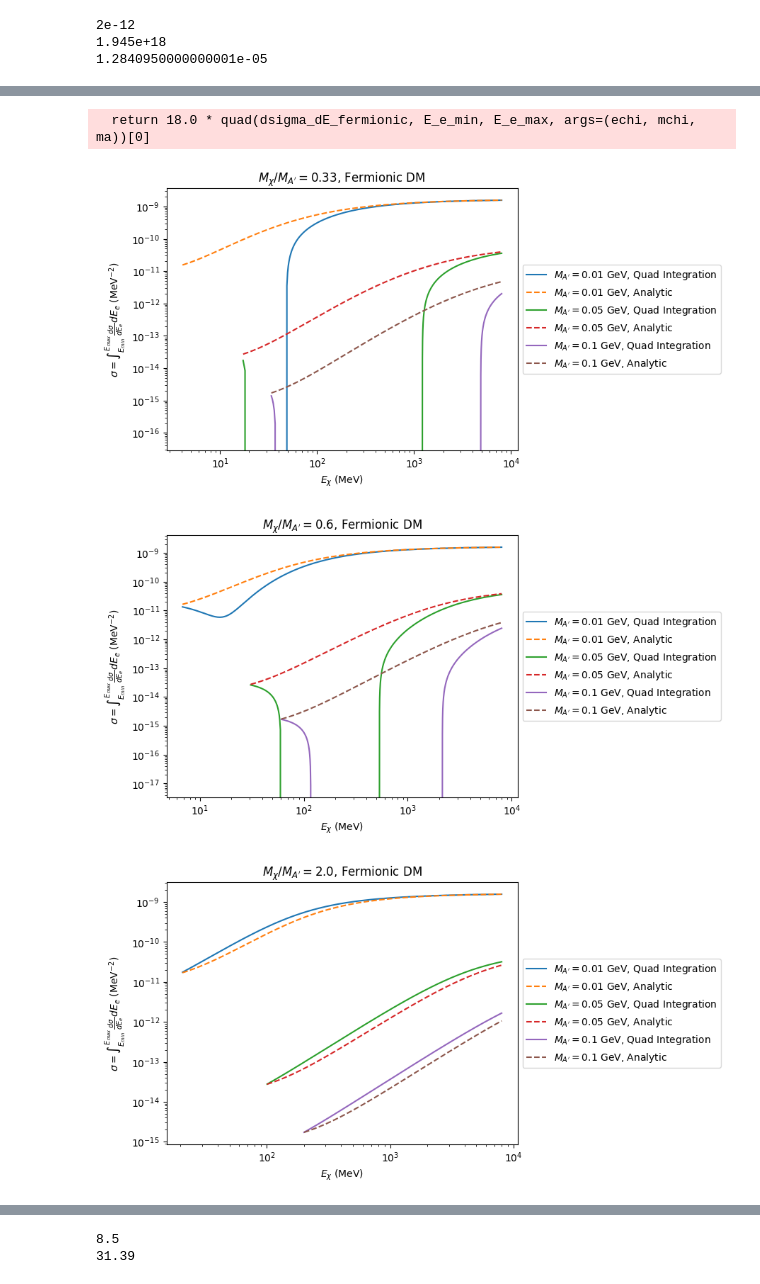
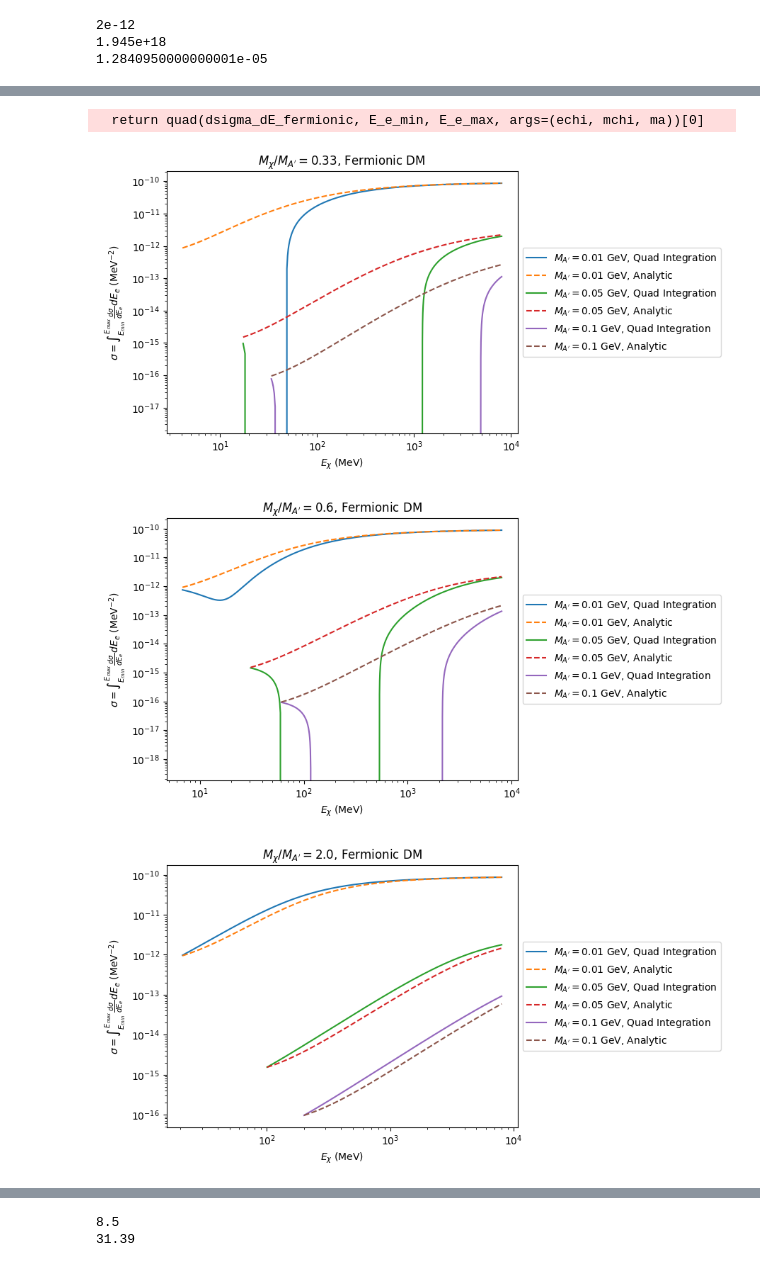
Before and after one commit to amh-137/DarkElectronScatter, a Jupyter notebook: notebooks/BdNMC_distributions.ipynb, the cells around one changed output, grey strips where cells are left out. Saved outputs shown, nothing was run; the diff lists cells and outputs as text; code cells hidden in the pictures.

```diff
--- a/notebooks/BdNMC_distributions.ipynb
+++ b/notebooks/BdNMC_distributions.ipynb
@@ -97,8 +97,8 @@ def sigma_fermionic(Ee, EDM, MDM, MDP):
     t2 = ( (MDP*MDP*MDP*MDP)+ (8.*EDM*EDM*Me*Me) + (2.*MDP*MDP*((2.*EDM*Me) + (Me*Me) + (MDM*MDM))) ) / ((MDP*MDP) + (2. * (Ee-Me) * Me))
     t3 = 2.* ((MDP*MDP) + (2.*EDM*Me) + (Me*Me) + (MDM*MDM)) * np.log((MDP*MDP) + (2.*(Ee-Me)*Me))
 
-    #return alphaD * alphaEM * kappa * kappa * np.pi*(t1 + t2 + t3) / denominator
-    return 18.0 * alphaD * alphaEM * kappa * kappa * np.pi*(t1 + t2 + t3) / denominator
+    return alphaD * alphaEM * kappa * kappa * np.pi*(t1 + t2 + t3) / denominator
+    #return 18.0 * alphaD * alphaEM * kappa * kappa * np.pi*(t1 + t2 + t3) / denominator
 # %%
 dt = 0.33
 MA = 0.05*1000 # MeV
@@ -205,7 +205,8 @@ def sigma_scalar(Ee, EDM, MDM, MDP):
     F2D = 4 * Me * Me * (EDM * EDM - MDM * MDM)
     rF2 = -(F2N1 + F2N2) / F2D
     # Z = 18
-    return 18 * 4 * np.pi * kappa * kappa * alphaEM * alphaD * rF2
+    #return 18 * 4 * np.pi * kappa * kappa * alphaEM * alphaD * rF2
+    return 4 * np.pi * kappa * kappa * alphaEM * alphaD * rF2
 # %%
 dts = [0.33, 0.6, 2.0]
 MAs = [0.01*1000, 0.05*1000, 0.1*1000] # MeV
@@ -243,43 +244,44 @@ for dt in dts:
 def integrator(E_e_max : float, E_e_min : float, echi : float, mchi : float, ma : float):
 
     # Z = 18
-    return 18.0 * quad(dsigma_dE_fermionic, E_e_min, E_e_max, args=(echi, mchi, ma))[0]
+    #return 18.0 * quad(dsigma_dE_fermionic, E_e_min, E_e_max, args=(echi, mchi, ma))[0]
+    return quad(dsigma_dE_fermionic, E_e_min, E_e_max, args=(echi, mchi, ma))[0]
 
 dts = [0.33, 0.6, 2.0]
 MAs = [0.01*1000, 0.05*1000, 0.1*1000] # MeV
 
 for dt in dts:
     fig = plt.figure()
     ax = fig.add_subplot(111)
     for ma in MAs:
 
         mchi = dt * ma
         EDM = np.linspace(mchi, 8000, 10000) # mchi to 8 GeV is typical for 0.33, eta, 0.05 MA
 
         cx = []
         for echi in EDM:
             E_e_min = Ee_theta(np.pi/2, echi, mchi)
             E_e_max = Ee_theta(0, echi, mchi)
             cx.append(integrator(E_e_max, E_e_min, echi, mchi, ma))
 
 
         #print(cx)
         #print(f"plotting {ma}")
         ax.plot(EDM, cx, label=r"$M_{A'}=$"+f'{ma/1000} GeV, Quad Integration')
         ax.plot(EDM, sigma_fermionic(Ee_theta(0, EDM, mchi), EDM, mchi, ma) - sigma_fermionic(Ee_theta(np.pi/2, EDM, mchi), EDM, mchi, ma), label=r"$M_{A'}=$"+f'{ma/1000} GeV, Analytic', linestyle='dashed')
         #ax.vlines(mchi, 10e-9, 10e-15, colors="k", linestyles='dashed')
     # move the legend outside the plot
     ax.legend(loc='center left', bbox_to_anchor=(1, 0.5))
     ax.loglog()
     ax.set(xlabel=r'$E_\chi$ (MeV)', ylabel=r'$\sigma=\int_{E_{min}}^{E_{max}} \frac{d \sigma} {d E_e} dE_e$ (MeV$^{-2})$', title=r"$M_\chi / M_{A'}=$"+f'{dt}, Fermionic DM')
 
     fig.savefig(f"../plots/distributions/sigma_fermionic_dt_{dt}_quad.png")
     plt.show()
 # %% [output]
-  return 18.0 * quad(dsigma_dE_fermionic, E_e_min, E_e_max, args=(echi, mchi, ma))[0]
+  return quad(dsigma_dE_fermionic, E_e_min, E_e_max, args=(echi, mchi, ma))[0]
-[figure, old version]
+[figure, new version]
-[figure, old version]
+[figure, new version]
-[figure, old version]
+[figure, new version]
 # %%
 # Want to plot Scalar Vs Fermionic Cross Sections. Also Maybe cx of some SM processes?
 # Should really do it in fb...
```
Also changed, not shown: parts of 5 cells of this notebook.
